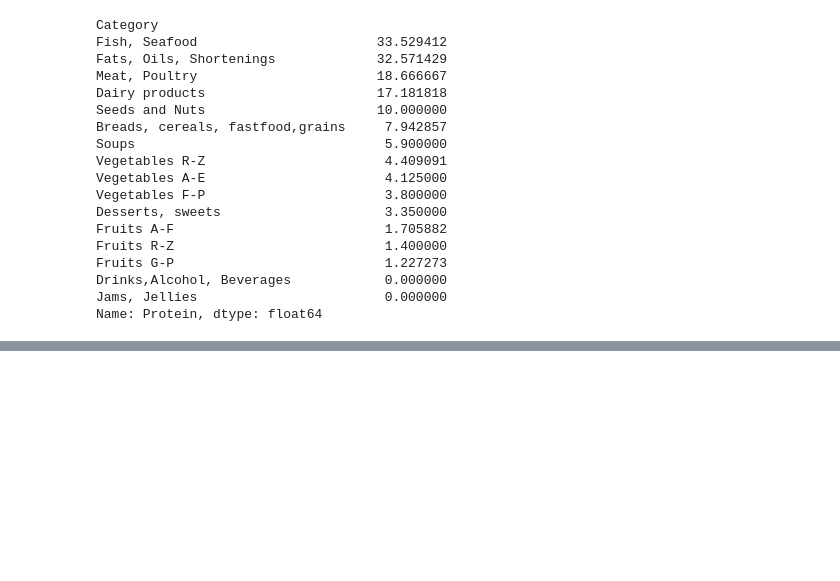
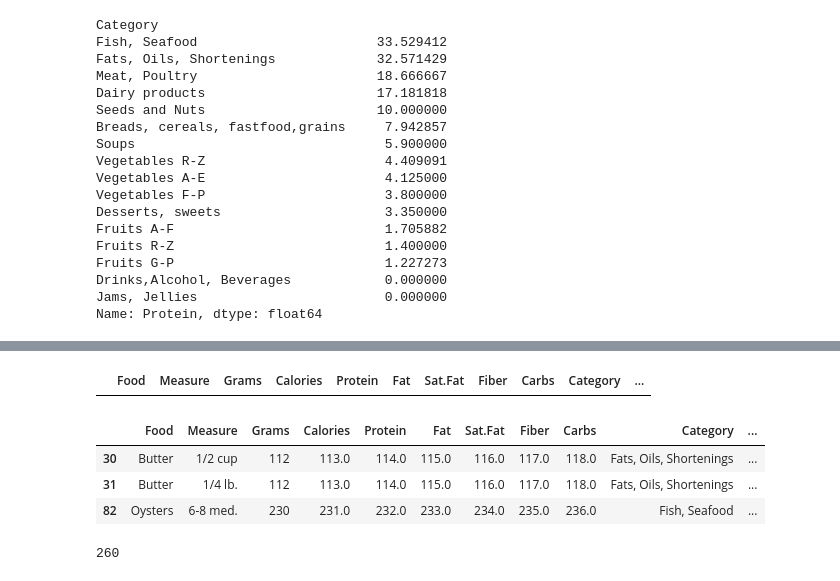
Before and after one commit to hrushikesh-pawar/nutrition-macro-predictor, a Jupyter notebook: nutrition.ipynb, the cells around one changed output, grey strips where cells are left out. Cells and saved outputs as stored; diff of their text form; code cells hidden in the pictures; blank space fills up the shorter version.

Commit message:
"Add protein efficiency analysis and corrupted row detection".

```diff
--- a/nutrition.ipynb
+++ b/nutrition.ipynb
@@ -329,0 +355,3 @@ df.groupby("Category")["Fat"].mean().sort_values(ascending=False)
+# %%
+df["protein_per_calorie"] = df["Protein"] / df["Calories"]
+print(df[["Food", "Calories", "Protein", "protein_per_calorie"]])
@@ -329,0 +387,16 @@ df.groupby("Category")["Fat"].mean().sort_values(ascending=False)
+# %%
+df[df["Food"].str.contains("Butter | Oysters", case=False)]
+# %% [output]
+|  | Food | Measure | Grams | Calories | Protein | Fat | Sat.Fat | Fiber | Carbs | Category | ... |
+# %%
+df.loc[[30, 31, 82]]
+# %% [output]
+|  | Food | Measure | Grams | Calories | Protein | Fat | Sat.Fat | Fiber | Carbs | Category | ... |
+| 30 | Butter | 1/2 cup | 112 | 113.0 | 114.0 | 115.0 | 116.0 | 117.0 | 118.0 | Fats, Oils, Shortenings | ... |
+| 31 | Butter | 1/4 lb. | 112 | 113.0 | 114.0 | 115.0 | 116.0 | 117.0 | 118.0 | Fats, Oils, Shortenings | ... |
+| 82 | Oysters | 6-8 med. | 230 | 231.0 | 232.0 | 233.0 | 234.0 | 235.0 | 236.0 | Fish, Seafood | ... |
+# %%
+df = df.drop([30, 31, 82])
+print(len(df))
+# %% [output]
+260
```
Also changed, not shown: parts of 7 cells of this notebook.
